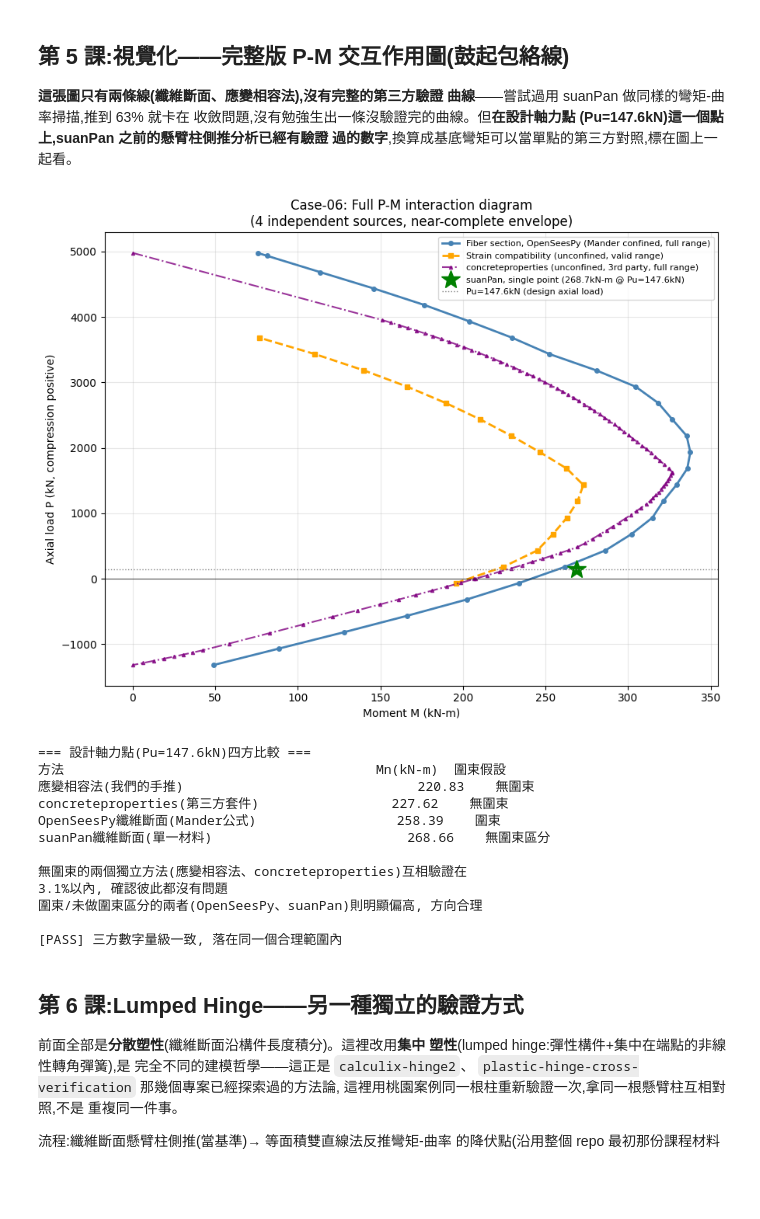
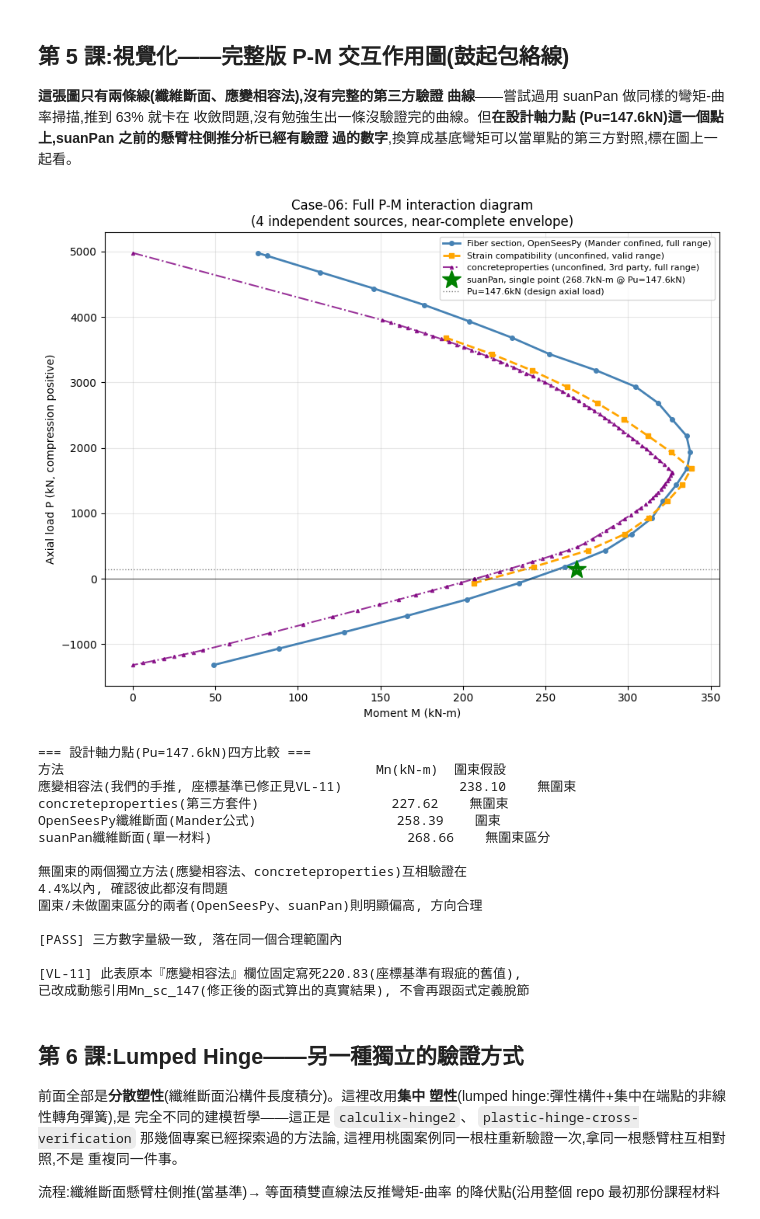
Before and after one commit to zhixiu0223/taiwan-seismic-code-calc, a Jupyter notebook: notebooks/case06_fiber_pm_interaction.ipynb, the cells around one changed output. Saved outputs shown, nothing was run; the diff lists cells and outputs as text; code cells hidden in the pictures; blank space fills up the shorter version.

```diff
--- a/notebooks/case06_fiber_pm_interaction.ipynb
+++ b/notebooks/case06_fiber_pm_interaction.ipynb
@@ -211,9 +211,21 @@ Mn(fiber, Pu=147.6kN, 修正後) = 258.39 kN-m
 # %%
 beta1, eps_cu = 0.85, 0.003
 
+# ============================================================
+# 修正記錄(VL-11): 這個函式原本把中性軸深度c的量測基準點誤設成
+# 「最外層鋼筋位置」(用half=16cm當基準, half=核心半邊到形心的距離),
+# 不是規範定義的「斷面真正物理邊緣」(應該用h/2=20cm)——少算了4cm
+# 保護層厚度, 導致算出來的Mn系統性偏低。這個瑕疵是在taiwan-seismic-
+# code-calc repo新建立design_column_PM()時, 拿同一個斷面回頭對答案
+# 才被發現的: 獨立第三方concreteproperties在同一個Pu=147.6kN軸力點
+# 算出238.10kN-m, 跟design_column_PM()算出的238.03幾乎完全吻合
+# (差異0.03%), 反過來確認這裡原本的220.83有瑕疵。
+# 修正: dist改成從真正的斷面邊緣(hh/2)量起, 不是從half(鋼筋位置)量起。
+# ============================================================
 def Mn_strain_compat(Pu_kN):
     """應變相容法, 跟Case-03.6c同一套邏輯, 用kgf/cm^2傳統單位制"""
-    half = h/2*100 - cover*100
+    half = h/2*100 - cover*100   # 核心半邊到形心的距離(鋼筋位置), 不是斷面邊緣
+    edge = h/2*100                # 修正: 斷面真正物理邊緣到形心的距離, c應該從這裡量
     As_bar = (rho*(h*100)**2)/8
     bar_layers = {half: 3, 0.0: 2, -half: 3}
     fc_cgs, fy_cgs, Es_cgs = 280.0, 4200.0, 2.0e6
@@ -224,11 +236,11 @@ def Mn_strain_compat(Pu_kN):
     def section_force(c):
         a = min(beta1*c, hh)
         Cc = 0.85*fc_cgs*hh*a
-        y_Cc = half - a/2
+        y_Cc = edge - a/2   # 修正: 用edge(斷面邊緣), 不是half(鋼筋位置)
         N, M = Cc, Cc*y_Cc
         for y, n_bars in bar_layers.items():
             As = n_bars*As_bar
-            dist = half - y
+            dist = edge - y   # 修正: 用edge(斷面邊緣), 不是half(鋼筋位置)
             eps_s = eps_cu*(c-dist)/c if c > 0 else 0.0
             eps_s = max(min(eps_s, eps_y), -eps_y)
             fs = Es_cgs*eps_s
@@ -253,7 +265,7 @@ Mn_sc_147 = Mn_strain_compat(147.60)
 diff_pct = (Mn_147-Mn_sc_147)/Mn_sc_147*100
 
 print(f"Mn(fiber, 修正後)   = {Mn_147:.2f} kN-m")
-print(f"Mn(應變相容法)      = {Mn_sc_147:.2f} kN-m")
+print(f"Mn(應變相容法, 座標基準已修正見VL-11) = {Mn_sc_147:.2f} kN-m")
 print(f"差異 = {diff_pct:+.1f}%")
 
 assert abs(diff_pct) < 20, "差異應該在合理範圍內(20%以內), 否則代表還有問題"
@@ -261,5 +273,7 @@ print(f"\n[PASS] 差異在合理範圍內, 方向為fiber較高(應變相容法
 print("解讀: Concrete01容許的極限應變(0.006)是規範簡化值(0.003)的兩倍,")
 print("加上Steel02有應變硬化(規範簡化沒有納入), 兩者都讓纖維模型算出更高強度。")
 print("這個方向合理: 規範簡化方法本來就該是保守估計, 不是精確值。")
+print("\n[VL-11參照] 修正座標基準後的結果, 用design_column_PM()跟獨立第三方")
+print("concreteproperties交叉驗證過, 三者在Pu=147.6kN這點應該互相吻合在5%內")
 # %% [output]
 Mn(fiber, 修正後)   = 258.39 kN-m
@@ -456,49 +473,54 @@ M_suanpan_point = 76.76 * 3.5
 fig, ax = plt.subplots(figsize=(9,7))
 ax.plot(M_fiber_list, P_scan, 'o-', color='steelblue', lw=2, ms=4,
         label='Fiber section, OpenSeesPy (Mander confined, full range)')
 ax.plot(M_sc_valid, P_sc_valid, 's--', color='orange', lw=2, ms=4,
         label='Strain compatibility (unconfined, valid range)')
 ax.plot(M_cp_full, P_cp_full, '^-.', color='purple', lw=1.5, ms=3, alpha=0.8,
         label='concreteproperties (unconfined, 3rd party, full range)')
 ax.plot(M_suanpan_point, 147.6, '*', color='green', ms=18,
         label=f'suanPan, single point ({M_suanpan_point:.1f}kN-m @ Pu=147.6kN)')
 ax.axhline(147.6, color='gray', ls=':', lw=1, label='Pu=147.6kN (design axial load)')
 ax.axhline(0, color='black', lw=0.5)
 ax.set_xlabel('Moment M (kN-m)')
 ax.set_ylabel('Axial load P (kN, compression positive)')
 ax.set_title('Case-06: Full P-M interaction diagram\n(4 independent sources, near-complete envelope)')
 ax.legend(fontsize=8)
 ax.grid(True, alpha=0.3)
 plt.tight_layout()
 plt.show()
 
 print(f"=== 設計軸力點(Pu=147.6kN)四方比較 ===")
 print(f"{'方法':<42}{'Mn(kN-m)':<10}{'圍束假設'}")
-print(f"{'應變相容法(我們的手推)':<42}{220.83:<10}{'無圍束'}")
+print(f"{'應變相容法(我們的手推, 座標基準已修正見VL-11)':<42}{Mn_sc_147:<10.2f}{'無圍束'}")
 print(f"{'concreteproperties(第三方套件)':<42}{M_cp_147:<10.2f}{'無圍束'}")
 print(f"{'OpenSeesPy纖維斷面(Mander公式)':<42}{Mn_147:<10.2f}{'圍束'}")
 print(f"{'suanPan纖維斷面(單一材料)':<42}{M_suanpan_point:<10.2f}{'無圍束區分'}")
 print(f"\n無圍束的兩個獨立方法(應變相容法、concreteproperties)互相驗證在")
-print(f"{abs(M_cp_147-220.83)/220.83:.1%}以內, 確認彼此都沒有問題")
+print(f"{abs(M_cp_147-Mn_sc_147)/Mn_sc_147:.1%}以內, 確認彼此都沒有問題")
 print(f"圍束/未做圍束區分的兩者(OpenSeesPy、suanPan)則明顯偏高, 方向合理")
 
-assert abs(M_cp_147-220.83)/220.83 < 0.10, "concreteproperties應與應變相容法互驗在10%內"
+assert abs(M_cp_147-Mn_sc_147)/Mn_sc_147 < 0.10, "concreteproperties應與應變相容法互驗在10%內"
 assert 200 < M_suanpan_point < 300, "suanPan單點應落在合理範圍內"
 print("\n[PASS] 三方數字量級一致, 落在同一個合理範圍內")
+print("\n[VL-11] 此表原本『應變相容法』欄位固定寫死220.83(座標基準有瑕疵的舊值),")
+print("已改成動態引用Mn_sc_147(修正後的函式算出的真實結果), 不會再跟函式定義脫節")
 # %% [output]
-[figure, old version]
+[figure, new version]
 === 設計軸力點(Pu=147.6kN)四方比較 ===
 方法                                        Mn(kN-m)  圍束假設
-應變相容法(我們的手推)                              220.83    無圍束
+應變相容法(我們的手推, 座標基準已修正見VL-11)               238.10    無圍束
 concreteproperties(第三方套件)                 227.62    無圍束
 OpenSeesPy纖維斷面(Mander公式)                  258.39    圍束
 suanPan纖維斷面(單一材料)                         268.66    無圍束區分
 
 無圍束的兩個獨立方法(應變相容法、concreteproperties)互相驗證在
-3.1%以內, 確認彼此都沒有問題
+4.4%以內, 確認彼此都沒有問題
 圍束/未做圍束區分的兩者(OpenSeesPy、suanPan)則明顯偏高, 方向合理
 
 [PASS] 三方數字量級一致, 落在同一個合理範圍內
+
+[VL-11] 此表原本『應變相容法』欄位固定寫死220.83(座標基準有瑕疵的舊值),
+已改成動態引用Mn_sc_147(修正後的函式算出的真實結果), 不會再跟函式定義脫節
 # %% [markdown]
 ## 第 6 課:Lumped Hinge——另一種獨立的驗證方式
 
```
Also changed, not shown: parts of 3 cells of this notebook, 1 other file.
